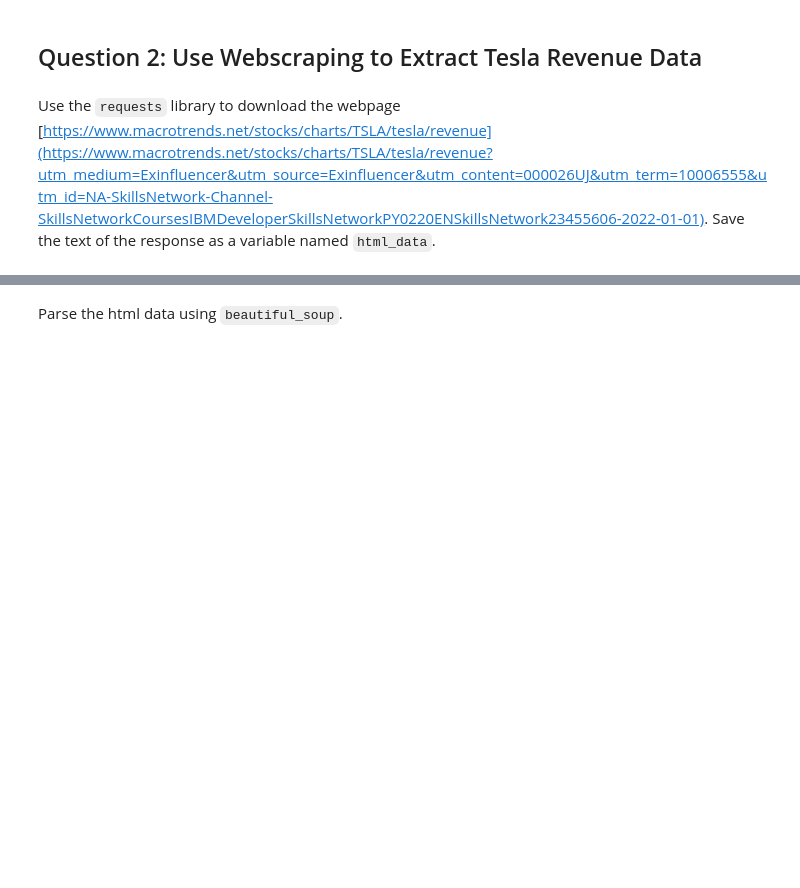
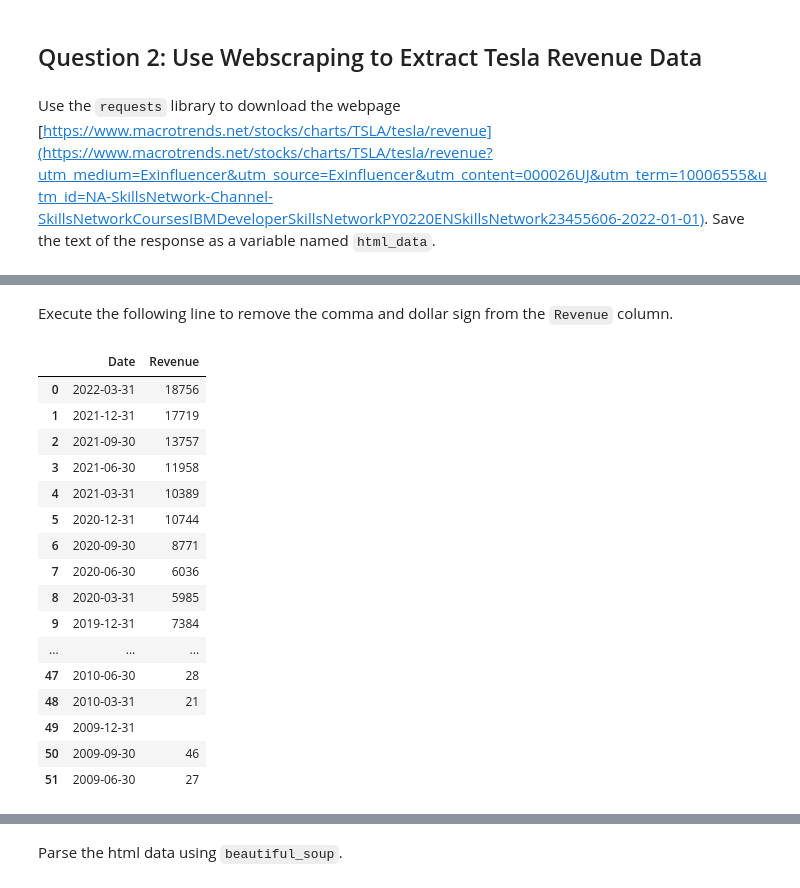
Before and after one commit to Ctiog/myfirstrepository, a Jupyter notebook: Final Assignment.ipynb, the cells around one changed output, grey strips where cells are left out. Saved outputs shown, nothing was run; the diff lists cells and outputs as text; code cells hidden in the pictures; blank space fills up the shorter version.

```diff
--- a/Final Assignment.ipynb
+++ b/Final Assignment.ipynb
@@ -108,0 +173,42 @@ html_data = requests.get(url).text
+# %% [markdown]
+Execute the following line to remove the comma and dollar sign from the `Revenue` column.
+# %%
+#tesla_revenue["Revenue"] = tesla_revenue['Revenue'].str.replace(',|\$',"")
+
+tesla_revenue = pd.DataFrame(columns=["Date", "Revenue"])
+
+tables = soup.find_all('table')
+table_index=0
+
+for index, table in enumerate(tables):
+    if ('Tesla Quarterly Revenue'in str(table)):
+        table_index=index
+for row in tables[table_index].tbody.find_all("tr"):
+    col = row.find_all("td")
+    if (col!=[]):
+        date =col[0].text
+        # to remove comma and dollar sign
+
+        revenue =col[1].text.replace("$", "").replace(",", "")
+    tesla_revenue=tesla_revenue.append({'Date':date,'Revenue':revenue}, ignore_index=True)
+
+# displaying dataframe
+tesla_revenue
+# %% [output]
+|  | Date | Revenue |
+| 0 | 2022-03-31 | 18756 |
+| 1 | 2021-12-31 | 17719 |
+| 2 | 2021-09-30 | 13757 |
+| 3 | 2021-06-30 | 11958 |
+| 4 | 2021-03-31 | 10389 |
+| 5 | 2020-12-31 | 10744 |
+| 6 | 2020-09-30 | 8771 |
+| 7 | 2020-06-30 | 6036 |
+| 8 | 2020-03-31 | 5985 |
+| 9 | 2019-12-31 | 7384 |
+| ... | ... | ... |
+| 47 | 2010-06-30 | 28 |
+| 48 | 2010-03-31 | 21 |
+| 49 | 2009-12-31 |  |
+| 50 | 2009-09-30 | 46 |
+| 51 | 2009-06-30 | 27 |
```
Also changed, not shown: parts of 41 cells of this notebook.
